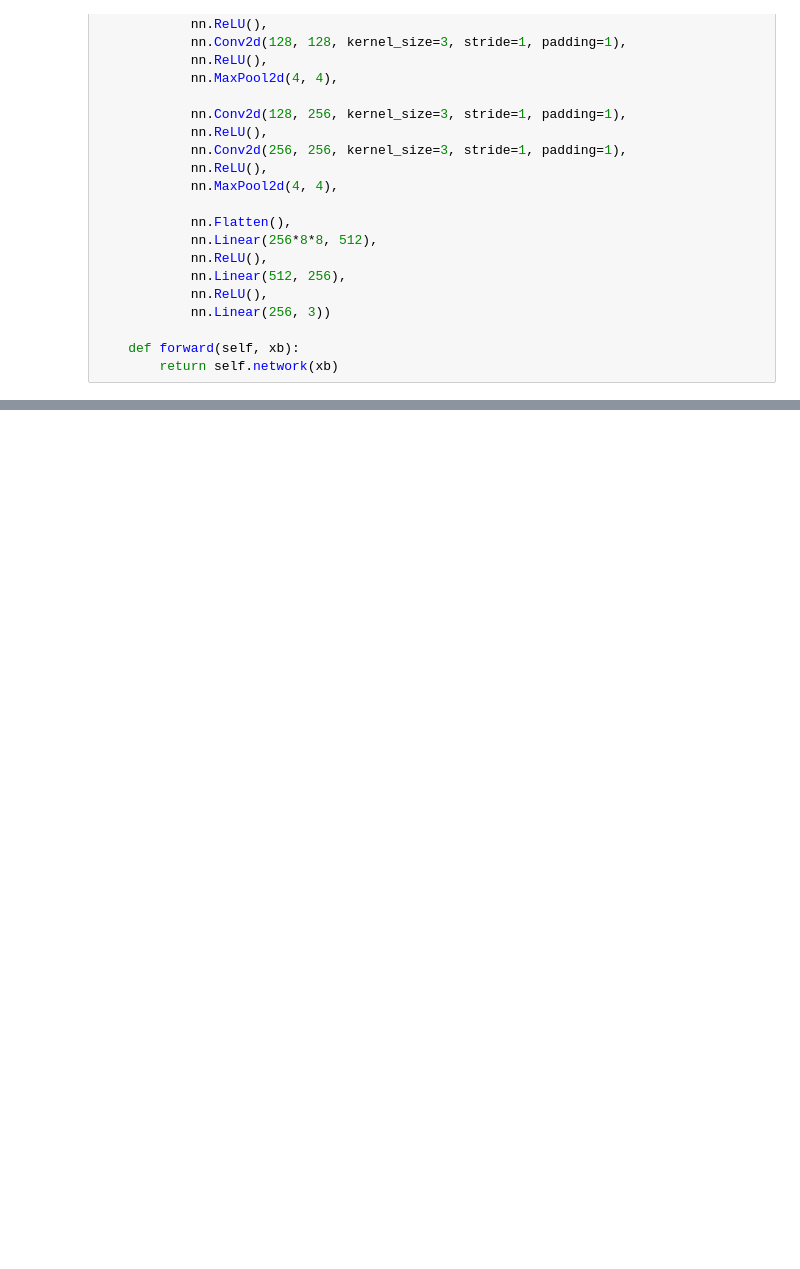
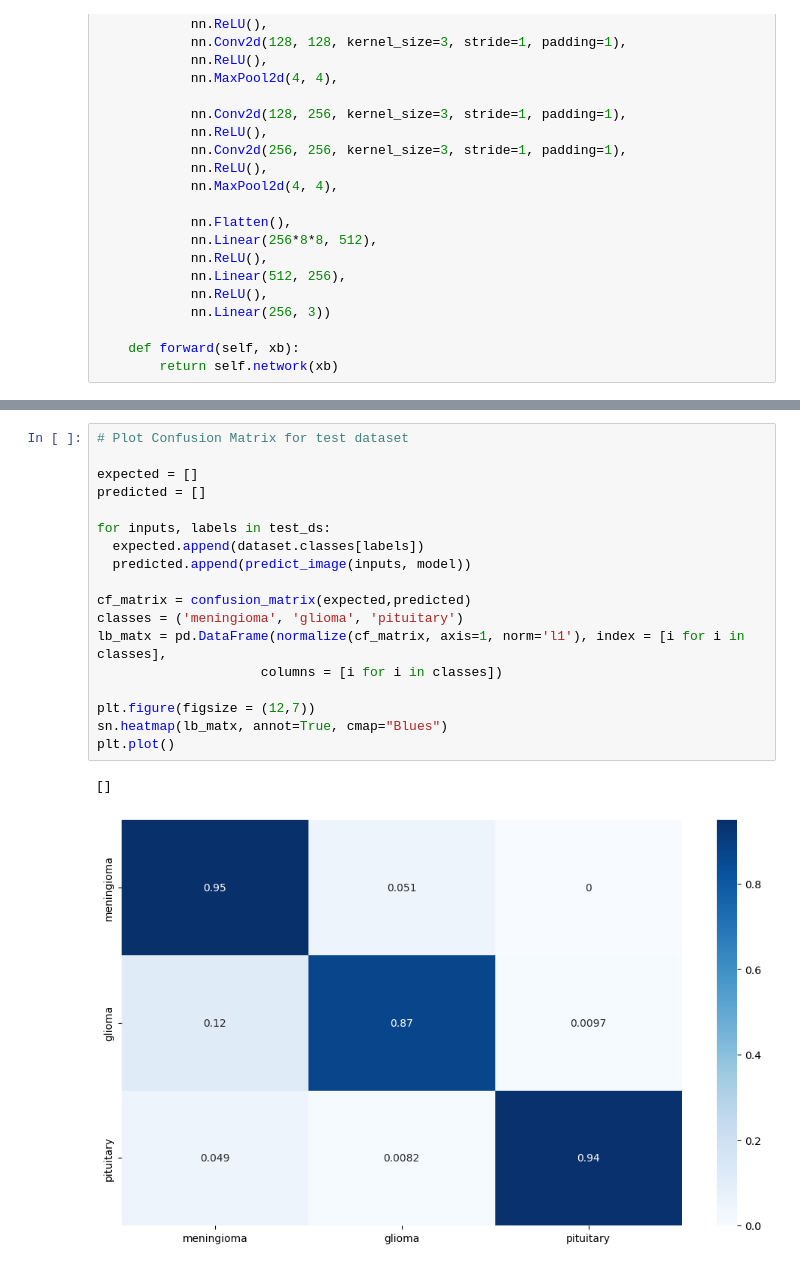
Before and after one commit to tianyulll/machineLearning, a Jupyter notebook: cancerCNNClassifier.ipynb, the cells around one changed output, grey strips where cells are left out. Drawn from its saved outputs; the diff is of its cells as text; blank space fills up the shorter version.

```diff
--- a/cancerCNNClassifier.ipynb
+++ b/cancerCNNClassifier.ipynb
@@ -236,0 +267,21 @@ Wall time: 33min 36s
+# %%
+# Plot Confusion Matrix for test dataset
+
+expected = []
+predicted = []
+
+for inputs, labels in test_ds:
+  expected.append(dataset.classes[labels])
+  predicted.append(predict_image(inputs, model))
+
+cf_matrix = confusion_matrix(expected,predicted)
+classes = ('meningioma', 'glioma', 'pituitary')
+lb_matx = pd.DataFrame(normalize(cf_matrix, axis=1, norm='l1'), index = [i for i in classes],
+                     columns = [i for i in classes])
+
+plt.figure(figsize = (12,7))
+sn.heatmap(lb_matx, annot=True, cmap="Blues")
+plt.plot()
+# %% [output]
+[]
+[figure, added]
```
Also changed, not shown: parts of 41 cells of this notebook, 1 other file.
